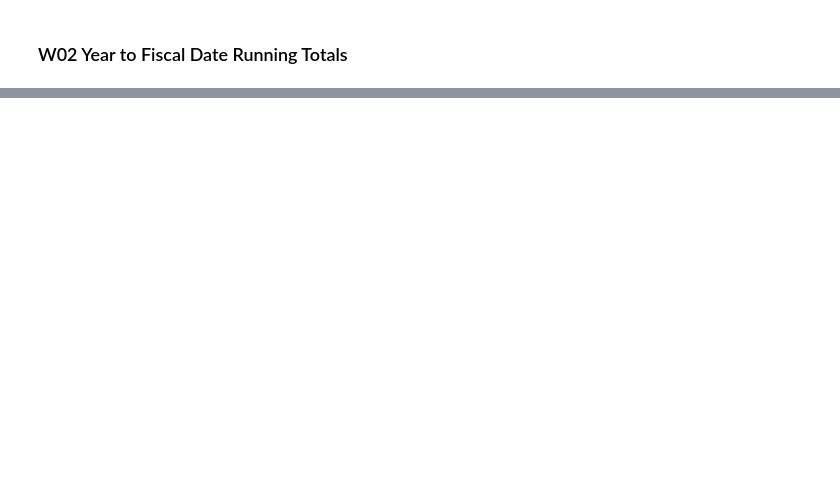
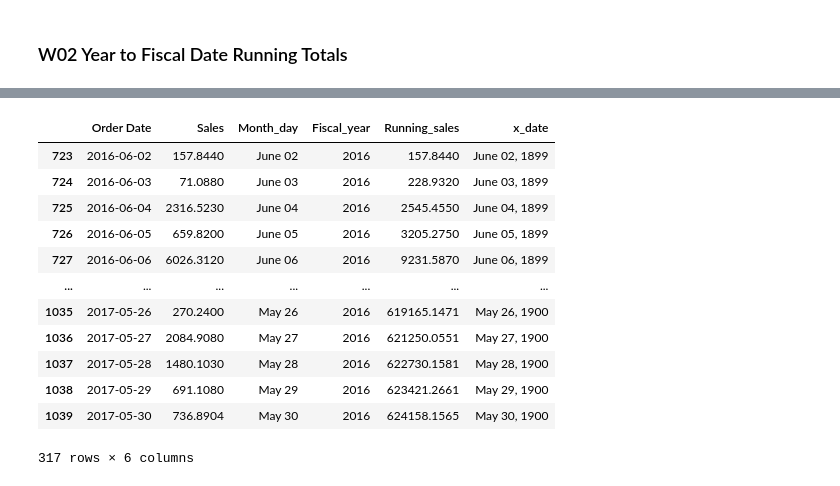
Before and after one commit to chenyulue/wow, a Jupyter notebook: wow.ipynb, the cells around one changed output, grey strips where cells are left out. Cells and saved outputs as stored; diff of their text form; code cells hidden in the pictures; blank space fills up the shorter version.

```diff
--- a/wow.ipynb
+++ b/wow.ipynb
@@ -282,6 +286,3 @@ data18w02.head()
 | 3 | CA-2016-138688 | 2016-06-12 | 2016-06-16 | Second Class | DV-13045 | Darrin Van Huff | Corporate | United States | Los Angeles | ... |
 | 4 | US-2015-108966 | 2015-10-11 | 2015-10-18 | Standard Class | SO-20335 | Sean O'Donnell | Consumer | United States | Fort Lauderdale | ... |
 | 5 | US-2015-108966 | 2015-10-11 | 2015-10-18 | Standard Class | SO-20335 | Sean O'Donnell | Consumer | United States | Fort Lauderdale | ... |
-# %%
-def get_fiscal_year(start: int, year: int):
-    pass
@@ -287,0 +305,54 @@ def get_fiscal_year(start: int, year: int):
+# %%
+start_month = 4
+
+data18w02_fiscal = data18w02_filtered.assign(
+    Fiscal_year=data18w02_filtered["Order Date"].apply(
+        lambda d: get_fiscal_year(start_month, d)),
+)
+fiscal_years = data18w02_fiscal["Fiscal_year"].value_counts().index
+data = []
+for year in fiscal_years:
+    filter_cond = data18w02_fiscal["Fiscal_year"] == year
+    data18w02_year = data18w02_fiscal.loc[filter_cond, :]
+    data18w02_year = data18w02_year.assign(
+        Running_sales=data18w02_year["Sales"].cumsum(),
+        x_datetime=strptime,
+    )
+    data.append(go.Scatter(
+        name=str(year),
+        x=data18w02_year.loc[:, "Order Date"],
+        y=data18w02_year["Running_sales"],
+    ))
+
+fig = go.Figure(data=data)
+
+fig.update_layout(
+    xaxis=dict(
+        tickformat="%b %d",
+    )
+)
+
+fig.show()
+# %%
+year = 2016
+filter_cond = data18w02_fiscal["Fiscal_year"] == year
+data18w02_year = data18w02_fiscal.loc[filter_cond, :]
+data18w02_year = data18w02_year.assign(
+    Running_sales=data18w02_year["Sales"].cumsum())
+
+data18w02_year = data18w02_year.assign(x_date=strptime)
+data18w02_year
+# %% [output]
+|  | Order Date | Sales | Month_day | Fiscal_year | Running_sales | x_date |
+| 723 | 2016-06-02 | 157.8440 | June 02 | 2016 | 157.8440 | June 02, 1899 |
+| 724 | 2016-06-03 | 71.0880 | June 03 | 2016 | 228.9320 | June 03, 1899 |
+| 725 | 2016-06-04 | 2316.5230 | June 04 | 2016 | 2545.4550 | June 04, 1899 |
+| 726 | 2016-06-05 | 659.8200 | June 05 | 2016 | 3205.2750 | June 05, 1899 |
+| 727 | 2016-06-06 | 6026.3120 | June 06 | 2016 | 9231.5870 | June 06, 1899 |
+| ... | ... | ... | ... | ... | ... | ... |
+| 1035 | 2017-05-26 | 270.2400 | May 26 | 2016 | 619165.1471 | May 26, 1900 |
+| 1036 | 2017-05-27 | 2084.9080 | May 27 | 2016 | 621250.0551 | May 27, 1900 |
+| 1037 | 2017-05-28 | 1480.1030 | May 28 | 2016 | 622730.1581 | May 28, 1900 |
+| 1038 | 2017-05-29 | 691.1080 | May 29 | 2016 | 623421.2661 | May 29, 1900 |
+| 1039 | 2017-05-30 | 736.8904 | May 30 | 2016 | 624158.1565 | May 30, 1900 |
+317 rows × 6 columns
```
Also changed, not shown: parts of 5 cells of this notebook.
